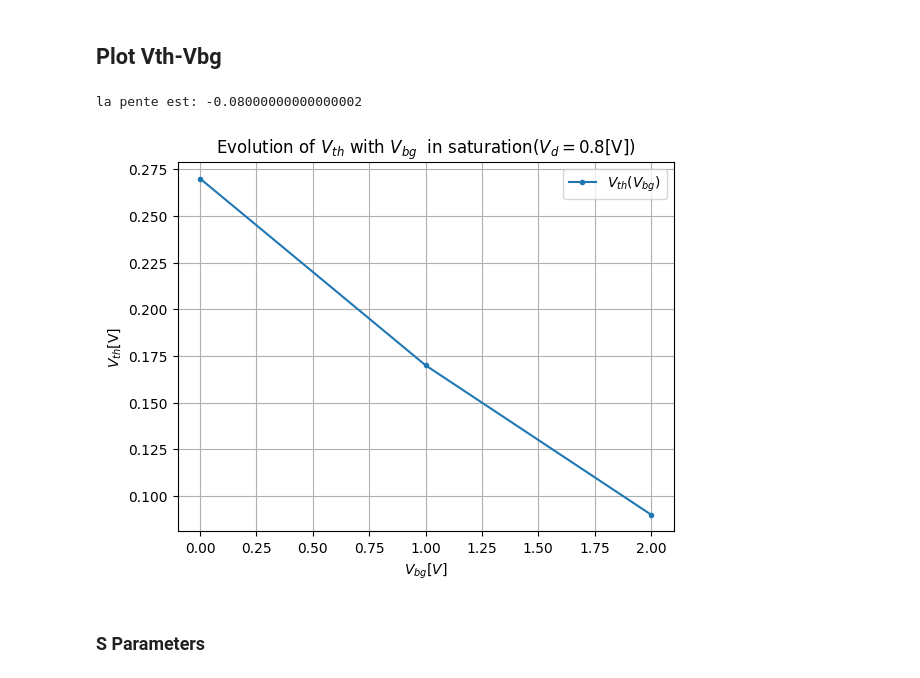
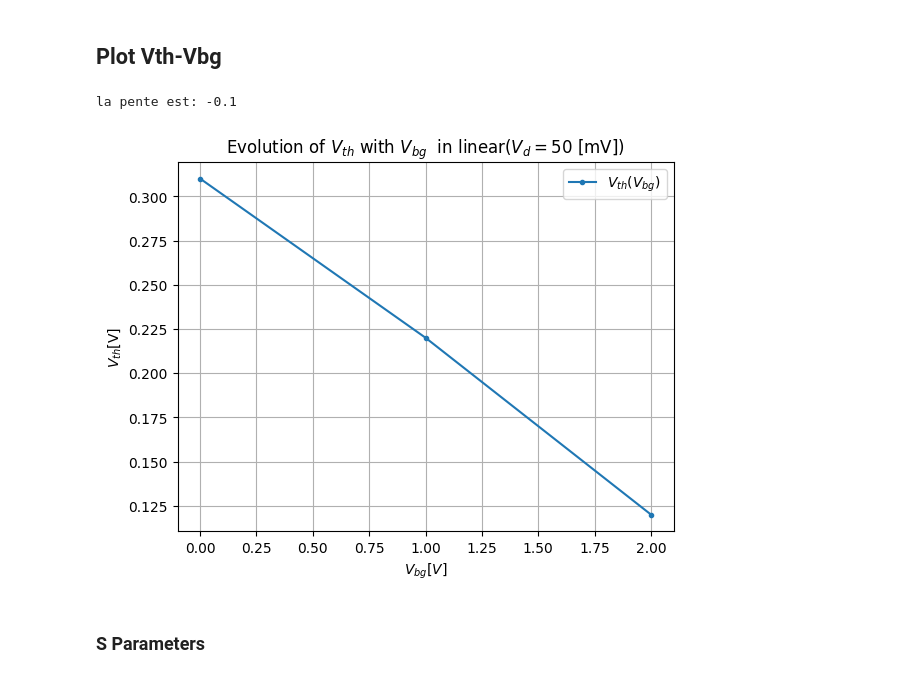
Before and after one commit to nonoswagman/LELEC2541, a Jupyter notebook: ExtractParameters_new_plot.ipynb, the cells around one changed output. Drawn from its saved outputs; the diff is of its cells as text; code cells hidden in the pictures.

Commit message:
new version with goof vth extraction and short resistance extraction

```diff
--- a/ExtractParameters_new_plot.ipynb
+++ b/ExtractParameters_new_plot.ipynb
@@ -139,28 +139,41 @@ def extract_vth( file_name,measurement_index, id_index , vg_index,plot=False):
     vg = np.array([column[vg_index] for column in measurement])
     id = np.array([column[id_index] for column in measurement])
 
-    id = id[vg > 0]
+    id = id[vg > 0 ]
     vg = vg[vg > 0]
+    id = id[vg <0.5 ]
+    vg = vg[vg <0.5 ]
+    coefs = np.polyfit(vg, np.log(id), 6)
+    interp = np.poly1d(coefs)
+    polynomial_interp = interp(vg)
 
-    deriv_1=np.gradient(np.log(id),0.01)
+    deriv_1=np.gradient(polynomial_interp,0.01)
 
     deriv_2=np.gradient(deriv_1,0.01)
     indice_max=np.argmax(deriv_2)
 
-    coefs = np.polyfit(vg, deriv_2, 6)
-    interp = np.poly1d(coefs)
-    polynomial_interp = interp(vg)
 
-    indice_min = np.argmin(polynomial_interp)
+
+    indice_min = np.argmin(deriv_2)
 
     if plot==True:
 
         plt.plot(vg, deriv_1 , linestyle='-',label="d(Id)/d(Vg)")
         plt.plot(vg, deriv_2 , linestyle='-',label="d(Id)^2/d(Vg)^2")
-        plt.plot(vg, polynomial_interp, linestyle='-',label="d(Id)^2/d(Vg)^2, interpolation (5th degree polynomial)")
+        #plt.plot(vg, polynomial_interp, linestyle='-',label="d(Id)^2/d(Vg)^2, interpolation (5th degree polynomial)")
         plt.xlabel('Vg[V]')
 
         plt.axvline(x=vg[indice_min], color='r', linestyle='--',label="Vth")
+        plt.grid(True)
+        plt.legend(loc='best')
+        plt.show()
+
+        plt.plot(vg, np.log(id), linestyle='-',label="ln(Id)")
+        plt.plot(vg, polynomial_interp , linestyle='-',label="ln(Id) interpolation")
+        #plt.plot(vg, polynomial_interp, linestyle='-',label="d(Id)^2/d(Vg)^2, interpolation (5th degree polynomial)")
+        plt.xlabel('Vg[V]')
+
+
         plt.grid(True)
         plt.legend(loc='best')
         plt.show()
@@ -177,27 +191,29 @@ Vth= 0.27
 # %% [markdown]
 ## Plot Vth-Vbg
 # %%
-
-Vth0=extract_vth( vbg0,0, 1 , 0,False)
-Vth1=extract_vth( vbg1,0, 1 , 0,False)
-Vth2=extract_vth( vbg2,0, 1 , 0,False)
+vbg0_lin = "../Data/1M/data_MPW2230_Die1_20200708/Die1_SLVTL20_Wfp5_Nf32_vbg_0V_idvg_50m.mdm"
+vbg1_lin = "../Data/1M/data_MPW2230_Die1_20200708/Die1_SLVTL20_Wfp5_Nf32_vbg_1V_idvg_50m.mdm"
+vbg2_lin = "../Data/1M/data_MPW2230_Die1_20200708/Die1_SLVTL20_Wfp5_Nf32_vbg_2V_idvg_50m.mdm"
+Vth0=extract_vth( vbg0_lin,0, 1 , 0,False)
+Vth1=extract_vth( vbg1_lin,0, 1 , 0,False)
+Vth2=extract_vth( vbg2_lin,0, 1 , 0,False)
 
 Vbg_vec=[0,1,2]
 Vth_vec=[Vth0,Vth1,Vth2]
 print("la pente est:", (Vth2-Vth1)/(1))
 plt.plot(Vbg_vec, Vth_vec,".-",label="$V_{th}(V_{bg})$")
 
 plt.xlabel('$V_{bg}[V]$')
 plt.ylabel("$V_{th}$[V]")
-plt.title("Evolution of $V_{th}$ with $V_{bg}$  in saturation($V_d=0.8$[V])")
+plt.title("Evolution of $V_{th}$ with $V_{bg}$  in linear($V_d=50$ [mV])")
 plt.grid(True)
 plt.legend(loc='best')
 plt.savefig("VthVbg.pdf")
 plt.savefig("VthVbg.png")
 plt.show()
 # %% [output]
-la pente est: -0.08000000000000002
+la pente est: -0.1
-[figure, old version]
+[figure, new version]
 # %% [markdown]
 ### S Parameters
 # %%
```
Also changed, not shown: parts of 4 cells of this notebook.
